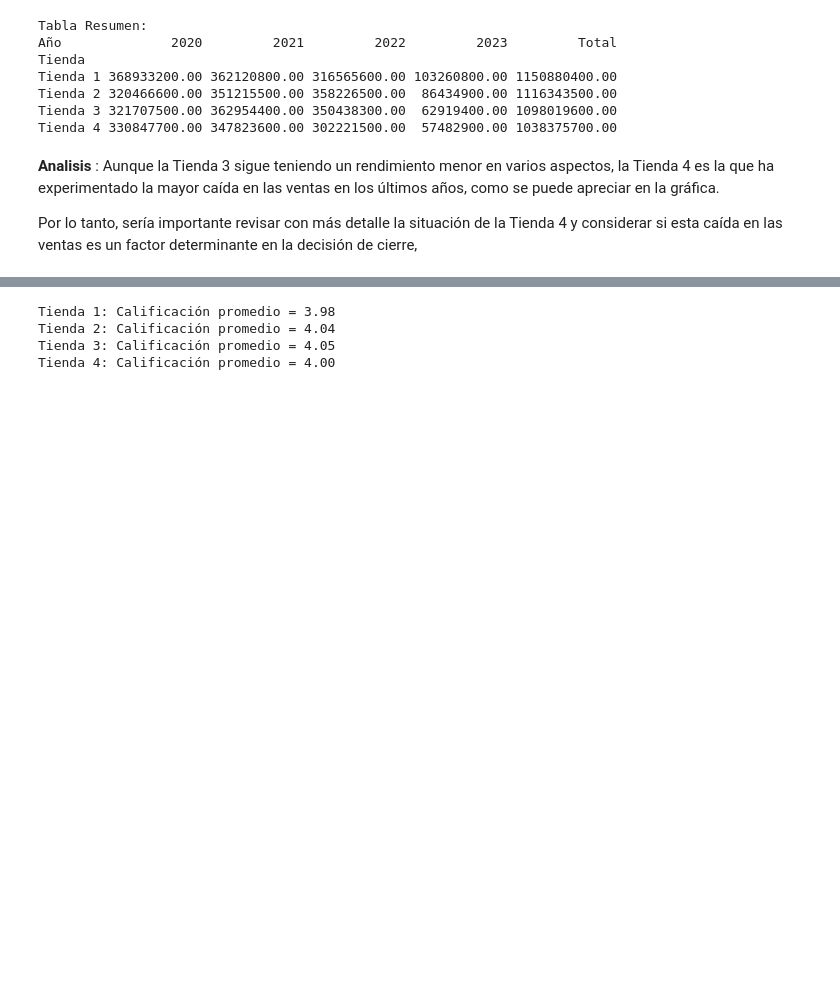
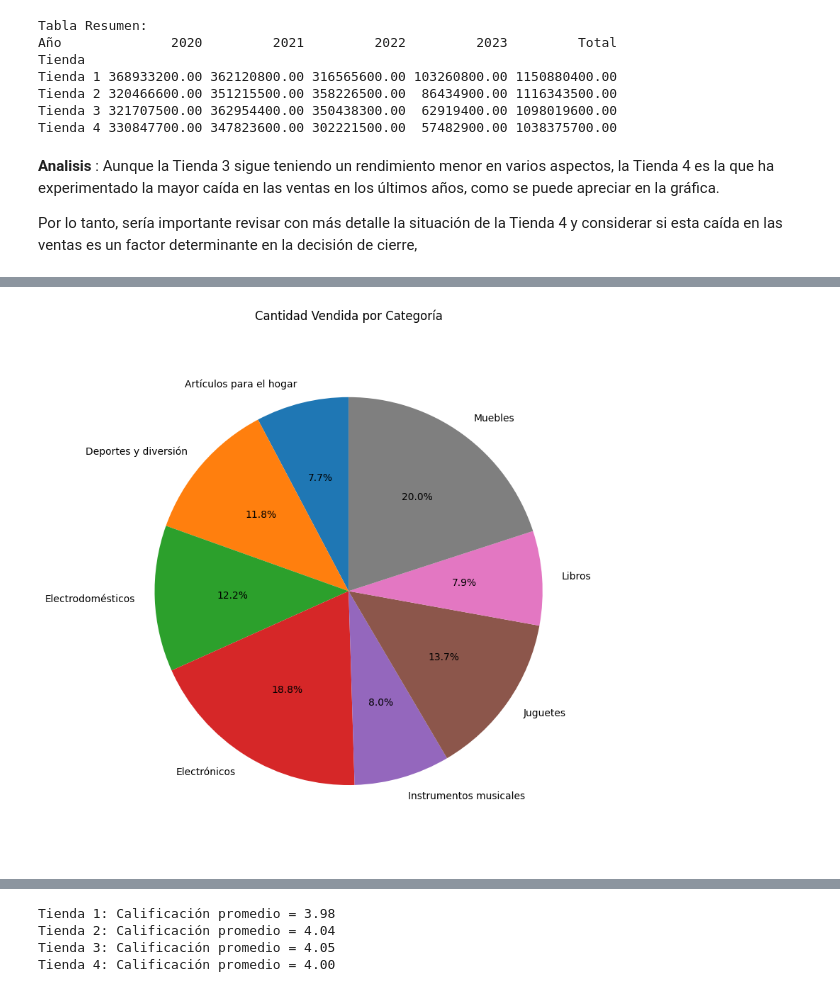
Before and after one commit to BibiTC/DS-challenge-modelado-datos-python, a Jupyter notebook: AluraStoreLatam.ipynb, the cells around one changed output, grey strips where cells are left out. Drawn from its saved outputs; the diff is of its cells as text; code cells hidden in the pictures; blank space fills up the shorter version.

```diff
--- a/AluraStoreLatam.ipynb
+++ b/AluraStoreLatam.ipynb
@@ -395,0 +293,19 @@ print(tabla_unificada)
+# %%
+import matplotlib.pyplot as plt
+
+# Datos para el gráfico
+categorias = list(datos_por_categoria.keys())
+cantidades = [sum(datos_por_categoria[categoria][tienda]['Cantidad Vendida'] for tienda in tiendas) for categoria in categorias]
+
+# Crear figura y ejes
+fig, ax = plt.subplots(figsize=(8, 8))  # Ajustar tamaño de la figura
+
+# Crear gráfico de torta
+ax.pie(cantidades, labels=categorias, autopct='%1.1f%%', startangle=90)
+ax.set_title('Cantidad Vendida por Categoría')
+ax.axis('equal')  # Para que el gráfico sea circular
+
+plt.tight_layout()
+plt.show()
+# %% [output]
+[figure, added]
```
Also changed, not shown: parts of 41 cells of this notebook.
